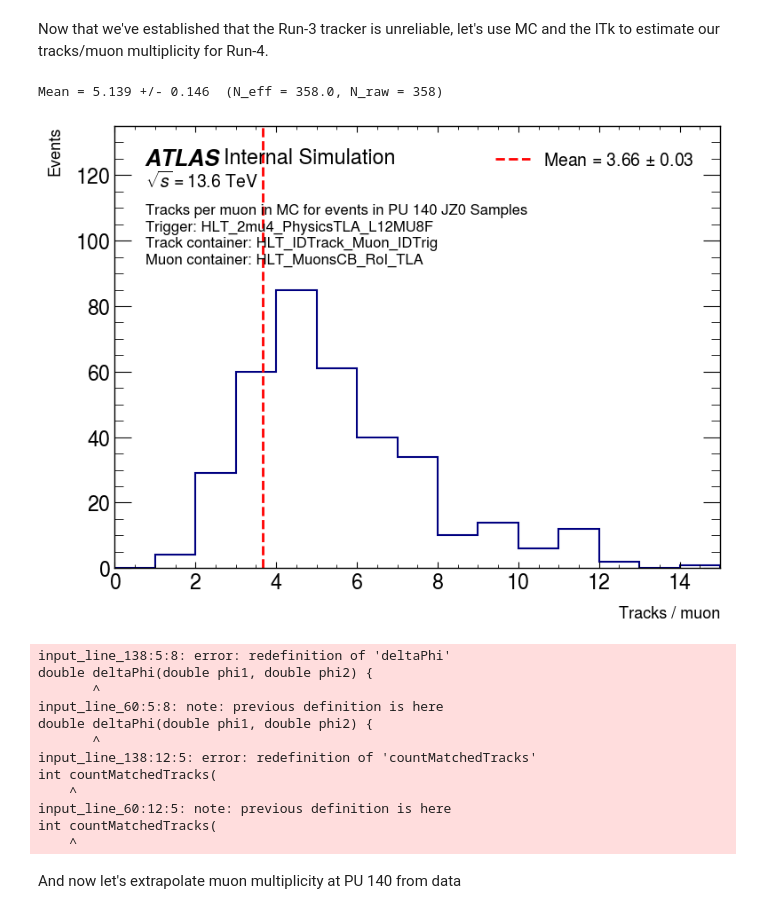
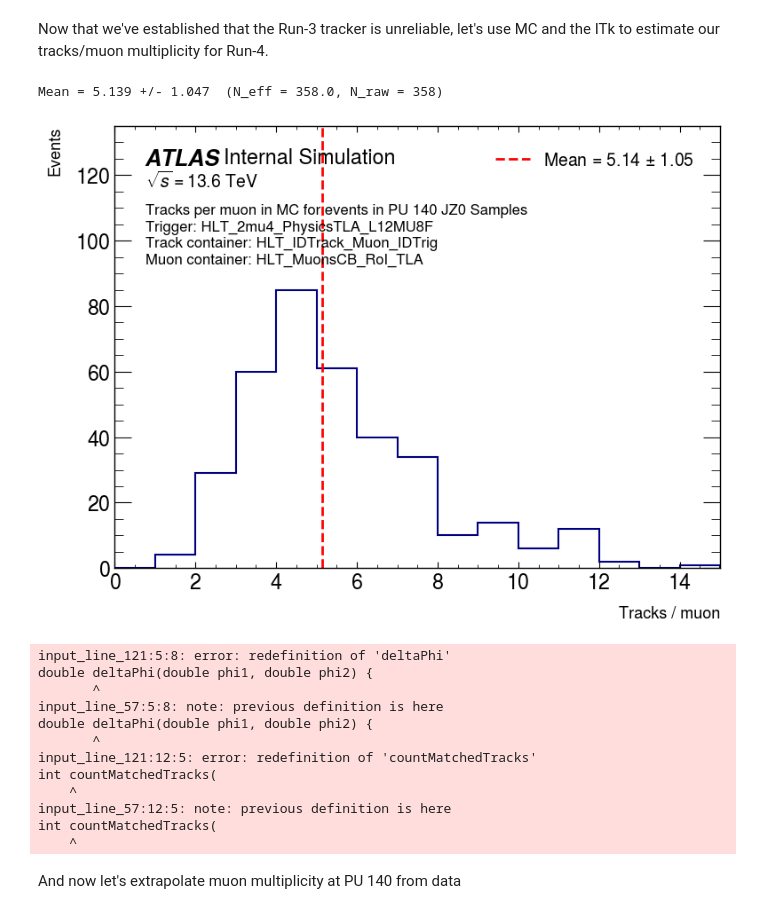
Before and after one commit to Eladio-H/Event-Size-Estimates-for-Run-4-TLA, a Jupyter notebook: 3_Visualise/event_size_plots.ipynb, the cells around one changed output. Saved outputs shown, nothing was run; the diff lists cells and outputs as text; code cells hidden in the pictures.

Commit message:
Fix plot mean line and Muons bin considering SQUEAK MR

```diff
--- a/3_Visualise/event_size_plots.ipynb
+++ b/3_Visualise/event_size_plots.ipynb
@@ -322,47 +323,47 @@ values = data["nTracksPerMuon"].to_numpy()
 variance_w = np.average((values - mean_tpm)**2, weights=weights)
 
 # Weighted SEM (accounts for unequal weights via effective N)
 sum_w = np.sum(weights)
 sum_w2 = np.sum(weights**2)
 n_eff = sum_w**2 / sum_w2 # effective number of entries
 sem_tpm_h = np.sqrt(variance_w/n_eff)
 
 print(f"Mean = {mean_tpm_h:.3f} +/- {sem_tpm_h:.3f}  (N_eff = {n_eff:.1f}, N_raw = {len(values)})")
 
 fig, ax = plt.subplots(figsize=(8, 6))
 ax.stairs(counts, edges, color="navy", linewidth=1.5)  # step outline, same look as ROOT's default draw
-ax.axvline(mean_tpm, color="red", linestyle="--", linewidth=2,
-           label=f"Mean = {mean_tpm:.2f} $\\pm$ {sem_tpm:.2f}")
+ax.axvline(mean_tpm_h, color="red", linestyle="--", linewidth=2,
+           label=f"Mean = {mean_tpm_h:.2f} $\\pm$ {sem_tpm_h:.2f}")
 
 hep.atlas.label(label="Internal Simulation", data=True, year=2026, com=13.6)
 plt.text(0.05, 0.825, 'Tracks per muon in MC for events in PU 140 JZ0 Samples\nTrigger: HLT_2mu4_PhysicsTLA_L12MU8F\nTrack container: HLT_IDTrack_Muon_IDTrig\nMuon container: HLT_MuonsCB_RoI_TLA',
          transform=plt.gca().transAxes,
          verticalalignment='top', horizontalalignment='left',
          fontsize=12)
 
 
 ax.set_xlabel("Tracks / muon", fontsize=13)
 ax.set_ylabel("Events", fontsize=13)
 ax.set_xlim(0, 15)
 ax.set_ylim(0, 135)
 ax.legend(loc="upper right", frameon=False)
 
 plt.tight_layout()
 plt.savefig("plots/1_tracks_per_muon_mc.pdf", dpi=150)
 plt.show()
 # %% [output]
-Mean = 5.139 +/- 0.146  (N_eff = 358.0, N_raw = 358)
+Mean = 5.139 +/- 1.047  (N_eff = 358.0, N_raw = 358)
-[figure, old version]
+[figure, new version]
-input_line_138:5:8: error: redefinition of 'deltaPhi'
+input_line_121:5:8: error: redefinition of 'deltaPhi'
 double deltaPhi(double phi1, double phi2) {
        ^
-input_line_60:5:8: note: previous definition is here
+input_line_57:5:8: note: previous definition is here
 double deltaPhi(double phi1, double phi2) {
        ^
-input_line_138:12:5: error: redefinition of 'countMatchedTracks'
+input_line_121:12:5: error: redefinition of 'countMatchedTracks'
 int countMatchedTracks(
     ^
-input_line_60:12:5: note: previous definition is here
+input_line_57:12:5: note: previous definition is here
 int countMatchedTracks(
     ^
 # %% [markdown]
```
Also changed, not shown: parts of 2 cells of this notebook, 5 other files.
